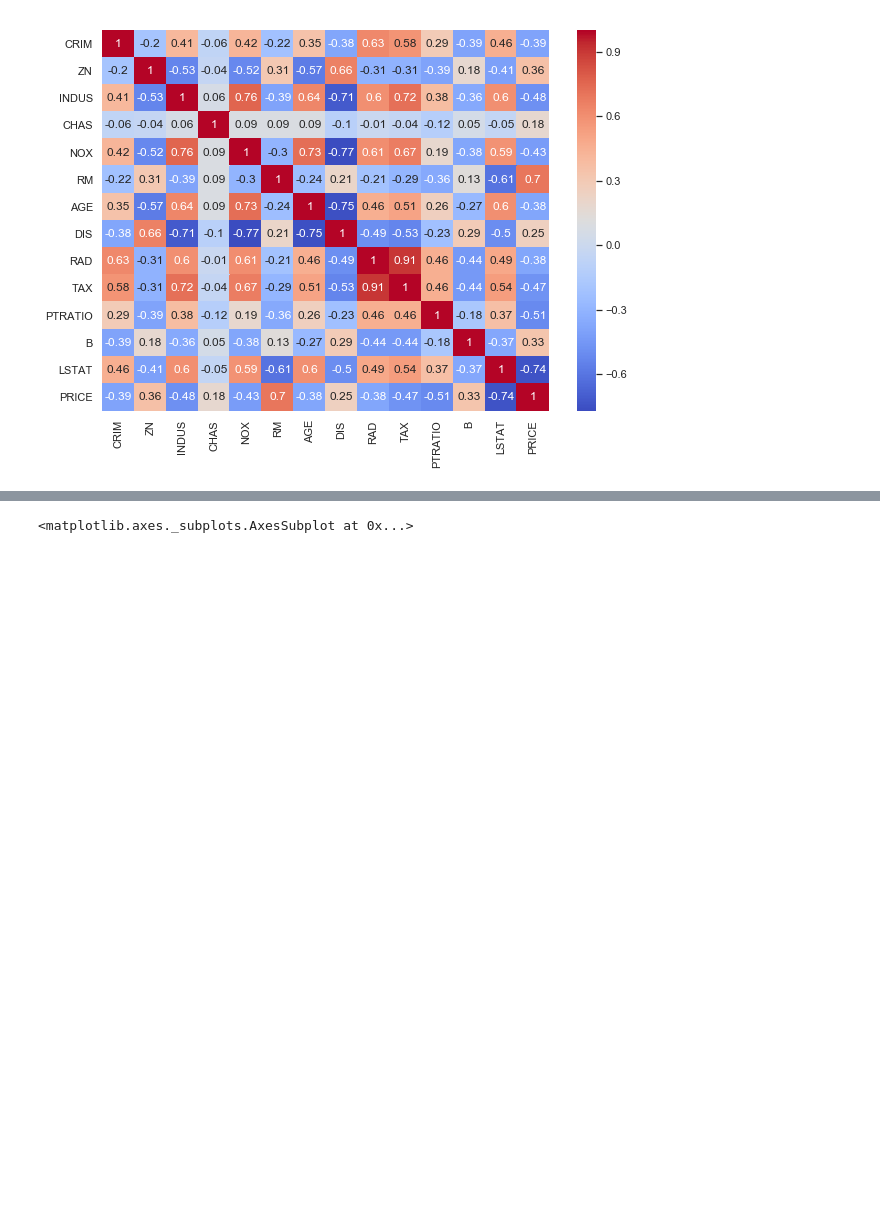
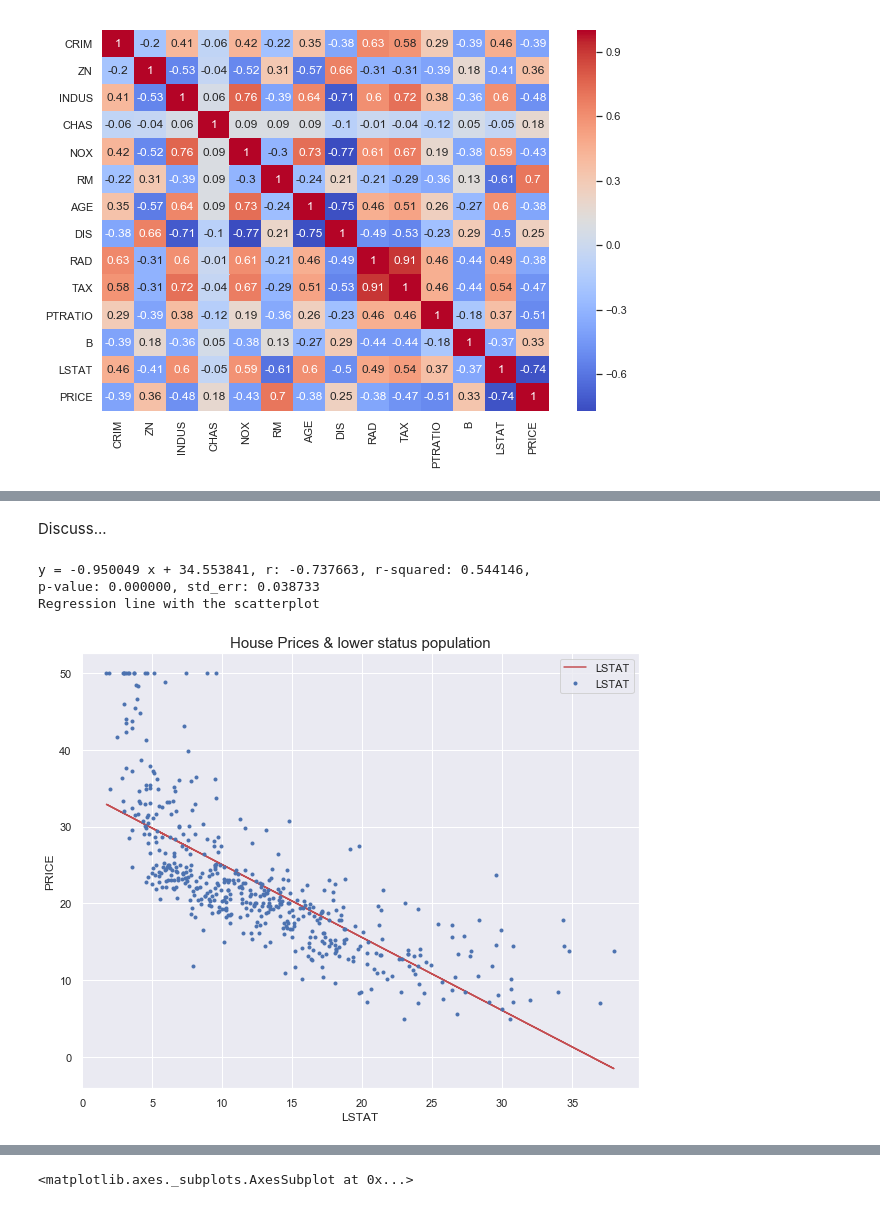
Before and after one commit to Datagatherer2357/Machine-Learning-and-Statistics-2019-Assessment, a Jupyter notebook: Machine-Learning-and-Statistics-2019-Assessment.ipynb, the cells around one changed output, grey strips where cells are left out. Cells and saved outputs as stored; diff of their text form; code cells hidden in the pictures; blank space fills up the shorter version.

Commit message:
Explored regression with lineregress

```diff
--- a/Machine-Learning-and-Statistics-2019-Assessment.ipynb
+++ b/Machine-Learning-and-Statistics-2019-Assessment.ipynb
@@ -366,0 +404,39 @@ Great, now we have a nice matrix with a heatmap function to enhance the salience
+# %% [markdown]
+Discuss...
+# %%
+# Regression: [16]
+# Using the dataset “Boston”, explore the association between the dependant
+# variable (e.g. PRICE) and the independent variable (e.g.: RM, LSTAT, PTRATIO etc).
+
+# Matplotlib
+import pandas as pd
+import matplotlib.pyplot as plt
+%matplotlib inline
+
+from scipy import stats
+import numpy as np
+x = boston['LSTAT']
+y = boston['PRICE']
+
+# Using lineregress to determine regression stats and line of best fit:
+slope, intercept,r_value, p_value, std_err = stats.linregress(x,y)
+print("y = %f x + %f, r: %f, r-squared: %f,\np-value: %f, std_err: %f"
+      % (beta, beta0, r_value, r_value**2, p_value, std_err))
+
+print("Regression line with the scatterplot")
+yhat = beta * x + beta0 # regression line
+
+# Adjusting the plot width and height
+plt.figure(figsize=(10,8))
+
+plt.plot(x, yhat, 'r-', x, y,'.') # change y to "yhat"to deletes line points
+plt.xlabel('LSTAT')
+plt.ylabel('PRICE')
+plt.title("House Prices & lower status population", size=15)
+plt.legend(loc="upper right")
+plt.show()
+# %% [output]
+y = -0.950049 x + 34.553841, r: -0.737663, r-squared: 0.544146,
+p-value: 0.000000, std_err: 0.038733
+Regression line with the scatterplot
+[figure, added]
```
Also changed, not shown: parts of 13 cells of this notebook.
